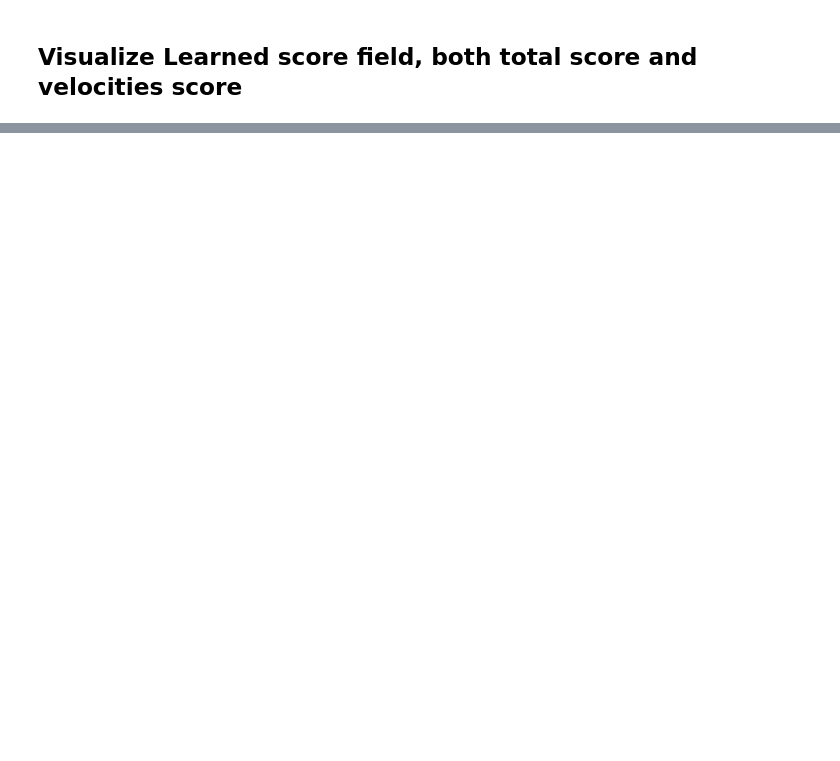
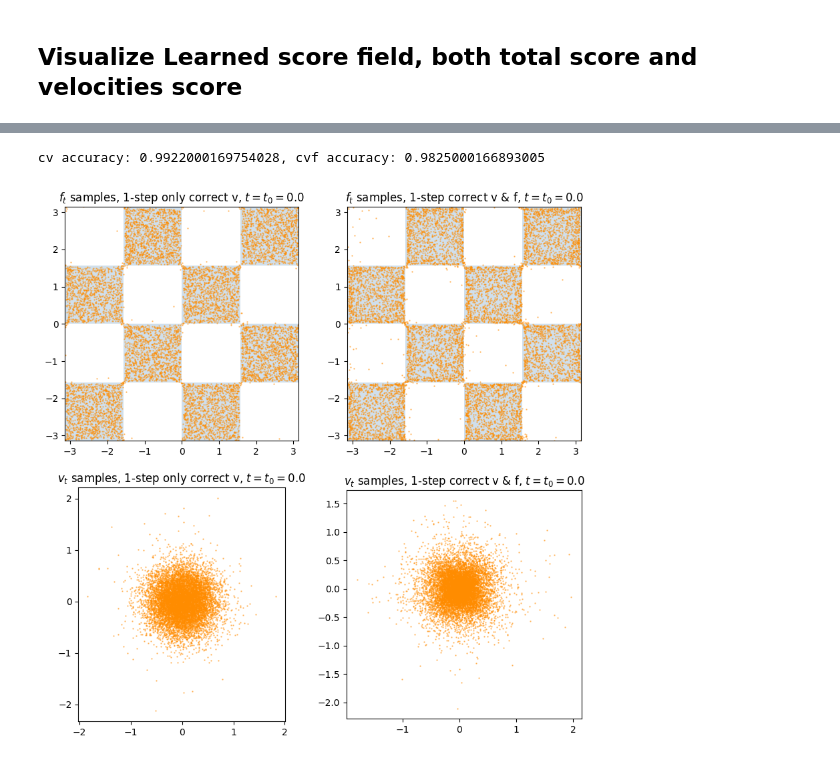
Before and after one commit to MateosCz/diffusion-playground, a Jupyter notebook: checkerboard_analysis.ipynb, the cells around one changed output, grey strips where cells are left out. Saved outputs shown, nothing was run; the diff lists cells and outputs as text; code cells hidden in the pictures; blank space fills up the shorter version.

```diff
--- a/checkerboard_analysis.ipynb
+++ b/checkerboard_analysis.ipynb
@@ -804,3 +806,77 @@ Text(0.5, 1.0, '$v_t$ samples, Exp integrator, $t = t_0 = 0.0$')
+# %%
+ft_list_cv, vt_list_cv, t_list_cv = model.sample_backward(
+    fT_prior_kw="uniform",
+    vT_prior_kw="stdGauss",
+    data_shape=(10000, 2),
+    total_time=2.0,
+    tdm_score_fn=score_nn,
+    sample_trajectory=True,
+    n_steps = 15,
+    exponential_integration=False,
+    probability_flow=True,
+    predictor_corrector=True,
+    predictor_corrector_n_steps=1,
+    only_correct_vt = True,
+    tau = 1e-3
+)
+
+ft_list_cvf, vt_list_cvf, t_list_cvf = model.sample_backward(
+    fT_prior_kw="uniform",
+    vT_prior_kw="stdGauss",
+    data_shape=(10000, 2),
+    total_time=2.0,
+    tdm_score_fn=score_nn,
+    sample_trajectory=True,
+    n_steps = 15,
+    exponential_integration=True,
+    probability_flow=True,
+    predictor_corrector=True,
+    predictor_corrector_n_steps=1,
+    only_correct_vt = False,
+    tau = 1e-3
+)
+
+fig, axes = plt.subplots(2, 2, figsize=(10, 10))
+
+ft_cv_final = ft_list_cv[-1].detach().cpu()
+v0_cv_final = vt_list_cv[-1].detach().cpu()
+
+ft_cvf_final = ft_list_cvf[-1].detach().cpu()
+v0_cvf_final = vt_list_cvf[-1].detach().cpu()
+
+t_final = t_list_cv[-1]
+
+ax = axes[0, 0]
+custom_plot.draw_checkerboard(ax)
+ax.scatter(ft_cv_final[:,0], ft_cv_final[:,1], c="darkorange", cmap="viridis", s=0.5, alpha=0.5)
+ax.set_aspect("equal")
+ax.set_title(f"$f_t$ samples, 1-step only correct v, $t = t_0 = {t_final}$")
+
+ax = axes[0, 1]
+custom_plot.draw_checkerboard(ax)
+ax.scatter(ft_cvf_final[:,0], ft_cvf_final[:,1], c="darkorange", cmap="viridis", s=0.5, alpha=0.5)
+ax.set_aspect("equal")
+ax.set_title(f"$f_t$ samples, 1-step correct v & f, $t = t_0 = {t_final}$")
+
+ax = axes[1, 0]
+ax.scatter(v0_cv_final[:,0], v0_cv_final[:,1], c="darkorange", cmap="viridis", s=0.5, alpha=0.5)
+ax.set_aspect("equal")
+ax.set_title(f"$v_t$ samples, 1-step only correct v, $t = t_0 = {t_final}$")
+
+ax = axes[1, 1]
+ax.scatter(v0_cvf_final[:,0], v0_cvf_final[:,1], c="darkorange", cmap="viridis", s=0.5, alpha=0.5)
+ax.set_aspect("equal")
+ax.set_title(f"$v_t$ samples, 1-step correct v & f, $t = t_0 = {t_final}$")
+
+
+
+cv_acc = tile_accuracy(ft_cv_final)
+cvf_acc = tile_accuracy(ft_cvf_final)
+
+print(f"cv accuracy: {cv_acc}, cvf accuracy: {cvf_acc}")
+# %% [output]
+cv accuracy: 0.9922000169754028, cvf accuracy: 0.9825000166893005
+[figure, added]
 # %%
 # import torch
 # score_nn.eval()
```
Also changed, not shown: parts of 12 cells of this notebook, 2 other files.
